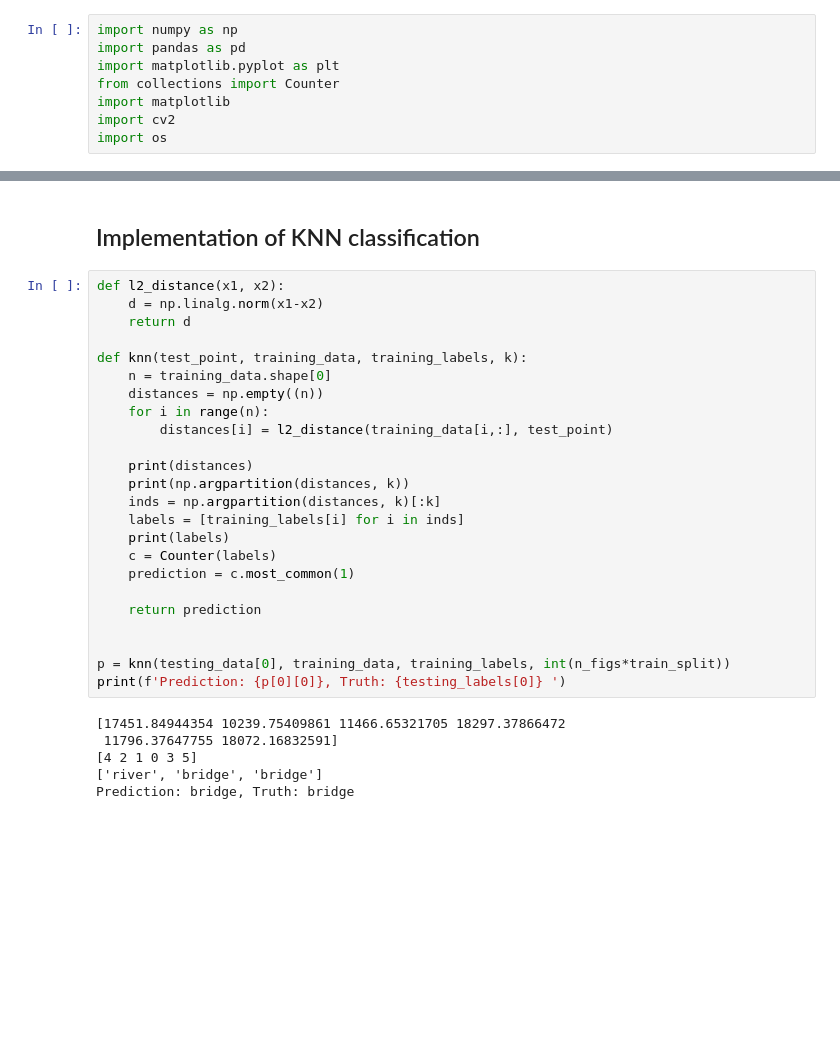
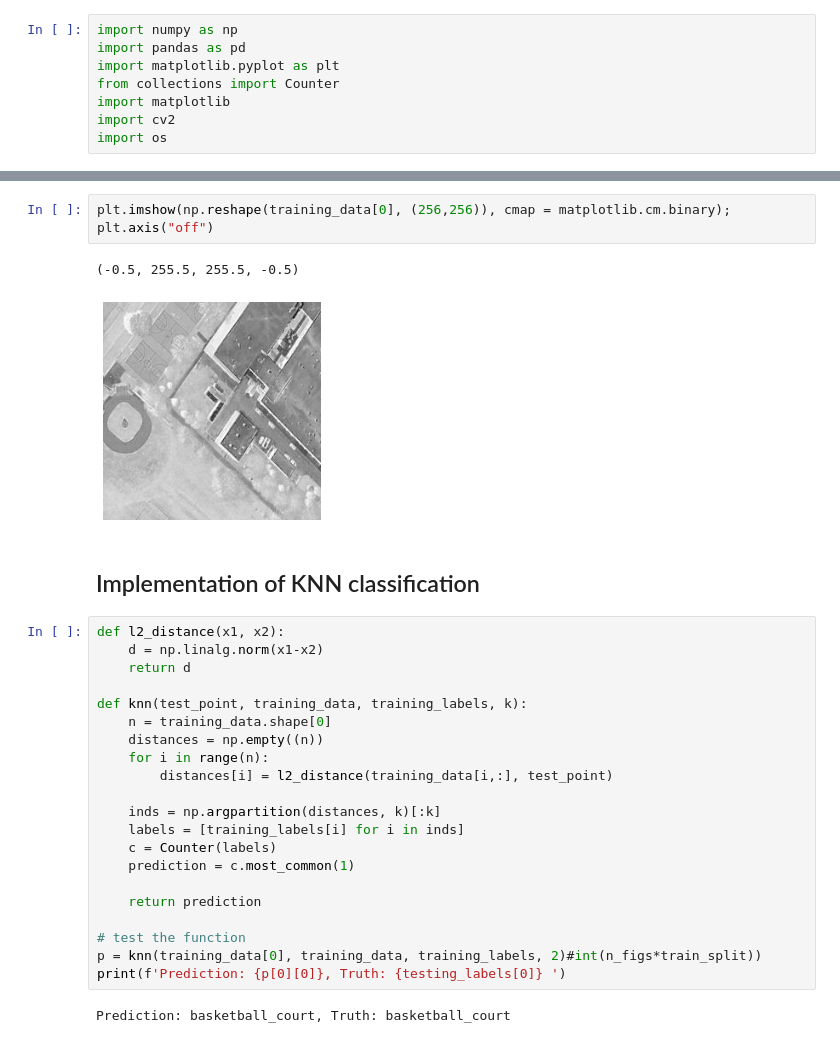
Before and after one commit to sehenaoga/image_classification, a Jupyter notebook: classifiers/KNN_classifier.ipynb, the cells around one changed output, grey strips where cells are left out. Cells and saved outputs as stored; diff of their text form; blank space fills up the shorter version.

```diff
--- a/classifiers/KNN_classifier.ipynb
+++ b/classifiers/KNN_classifier.ipynb
@@ -114,3 +178,8 @@ print(training_data.shape)
+# %%
+plt.imshow(np.reshape(training_data[0], (256,256)), cmap = matplotlib.cm.binary); plt.axis("off")
+# %% [output]
+(-0.5, 255.5, 255.5, -0.5)
+[figure, added]
 # %% [markdown]
 ## Implementation of KNN classification
 # %%
@@ -124,22 +193,15 @@ def knn(test_point, training_data, training_labels, k):
     for i in range(n):
         distances[i] = l2_distance(training_data[i,:], test_point)
 
-    print(distances)
-    print(np.argpartition(distances, k))
     inds = np.argpartition(distances, k)[:k]
     labels = [training_labels[i] for i in inds]
-    print(labels)
     c = Counter(labels)
     prediction = c.most_common(1)
 
     return prediction
 
-
-p = knn(testing_data[0], training_data, training_labels, int(n_figs*train_split))
+# test the function
+p = knn(training_data[0], training_data, training_labels, 2)#int(n_figs*train_split))
 print(f'Prediction: {p[0][0]}, Truth: {testing_labels[0]} ')
 # %% [output]
-[17451.84944354 10239.75409861 11466.65321705 18297.37866472
- 11796.37647755 18072.16832591]
-[4 2 1 0 3 5]
-['river', 'bridge', 'bridge']
-Prediction: bridge, Truth: bridge
+Prediction: basketball_court, Truth: basketball_court
```
Also changed, not shown: parts of 24 cells of this notebook.
